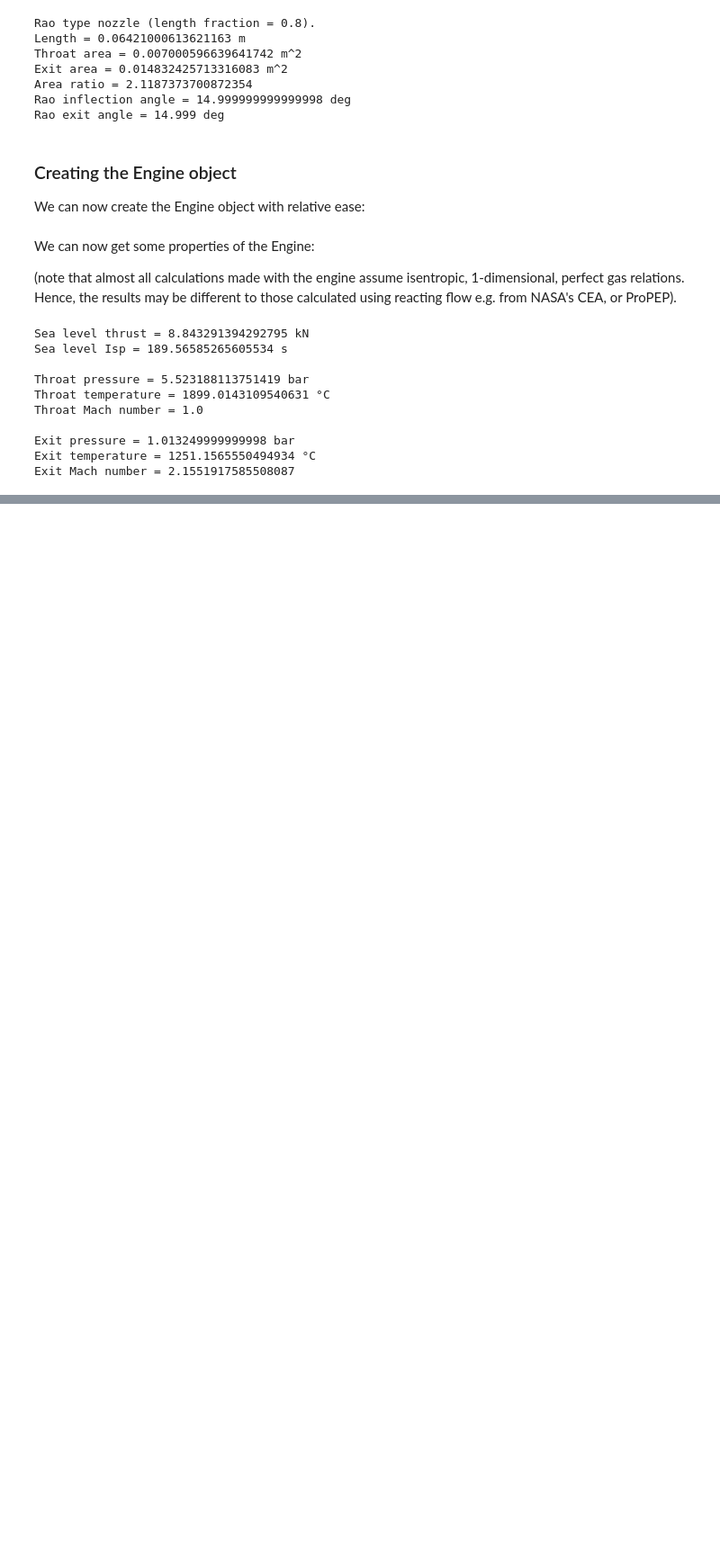
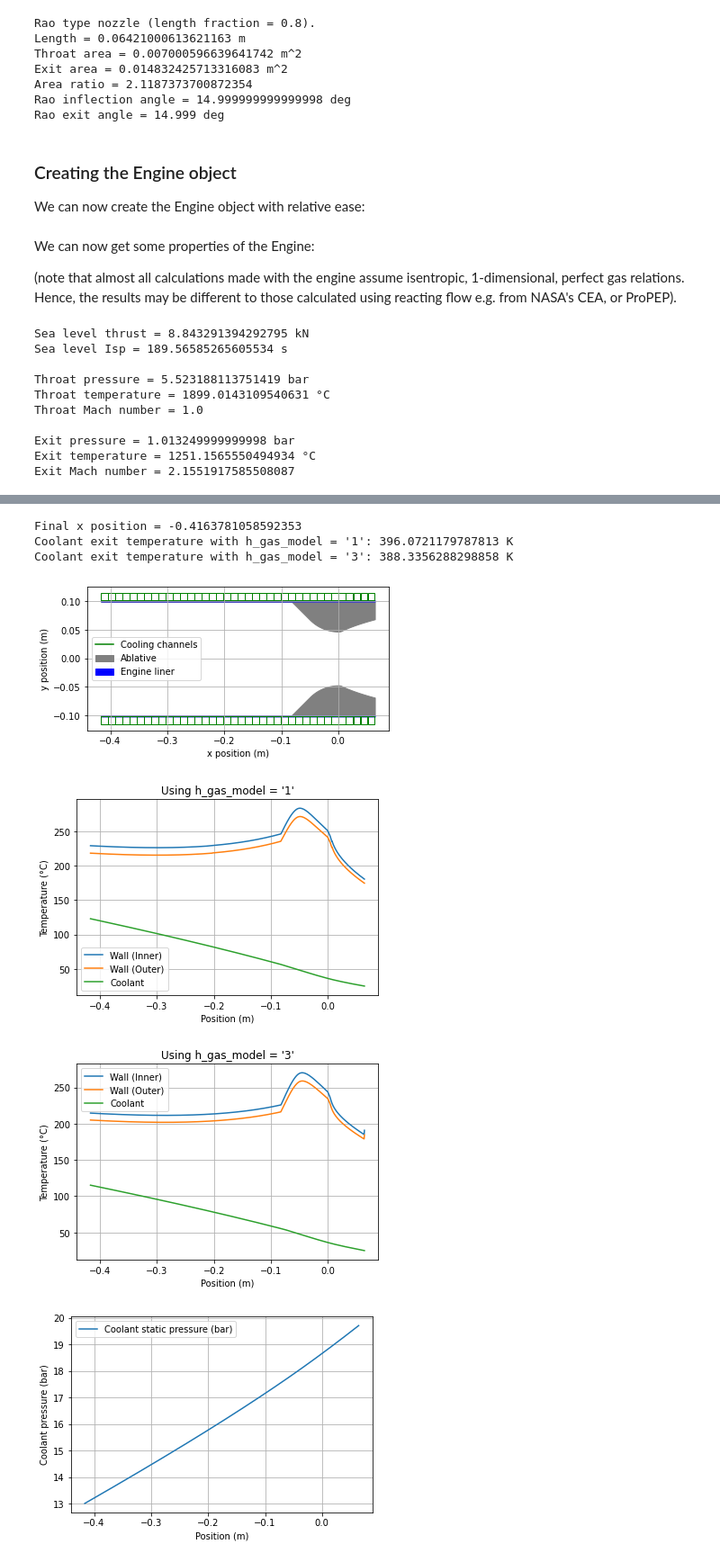
Before and after one commit to cuspaceflight/bamboo, a Jupyter notebook: Introduction to Bamboo.ipynb, the cells around one changed output, grey strips where cells are left out. Shown: that part at 90% size. Cells and saved outputs as stored; diff of their text form; code cells hidden in the pictures; blank space fills up the shorter version.

```diff
--- a/Introduction to Bamboo.ipynb
+++ b/Introduction to Bamboo.ipynb
@@ -116,0 +239,8 @@ Exit Mach number = 2.1551917585508087
+# %%
+#Run the heating analysis - see the documentation for details on the various arguments.
+#We'll try using the two different 'h_gas_model' options, so we can compare them.
+data_hgas1 = engine.steady_heating_analysis(h_gas_model = '1')
+data_hgas3 = engine.steady_heating_analysis(h_gas_model = '3')
+
+#Print of the keys so we can see what data is available
+print(data_hgas1.keys())
@@ -116,0 +255,25 @@ Exit Mach number = 2.1551917585508087
+# %%
+#Print the final coolant temperatures in each case:
+print(f"Final x position = {data_hgas1['x'][-1]}")
+print(f"Coolant exit temperature with h_gas_model = '1': {data_hgas1['T_coolant'][-1]} K")
+print(f"Coolant exit temperature with h_gas_model = '3': {data_hgas3['T_coolant'][-1]} K")
+
+#Plot the geometry again so we can compare it
+engine.plot_geometry()
+
+#Use the built in plotting functions to quickly generate some plots
+bam.plot.plot_temperatures(data_hgas1)
+plt.title("Using h_gas_model = '1'")
+
+bam.plot.plot_temperatures(data_hgas3)
+plt.title("Using h_gas_model = '3'")
+
+bam.plot.plot_jacket_pressure(data_hgas1)
+# %% [output]
+Final x position = -0.4163781058592353
+Coolant exit temperature with h_gas_model = '1': 396.0721179787813 K
+Coolant exit temperature with h_gas_model = '3': 388.3356288298858 K
+[figure, added]
+[figure, added]
+[figure, added]
+[figure, added]
```
Also changed, not shown: parts of 19 cells of this notebook, 12 other files.
